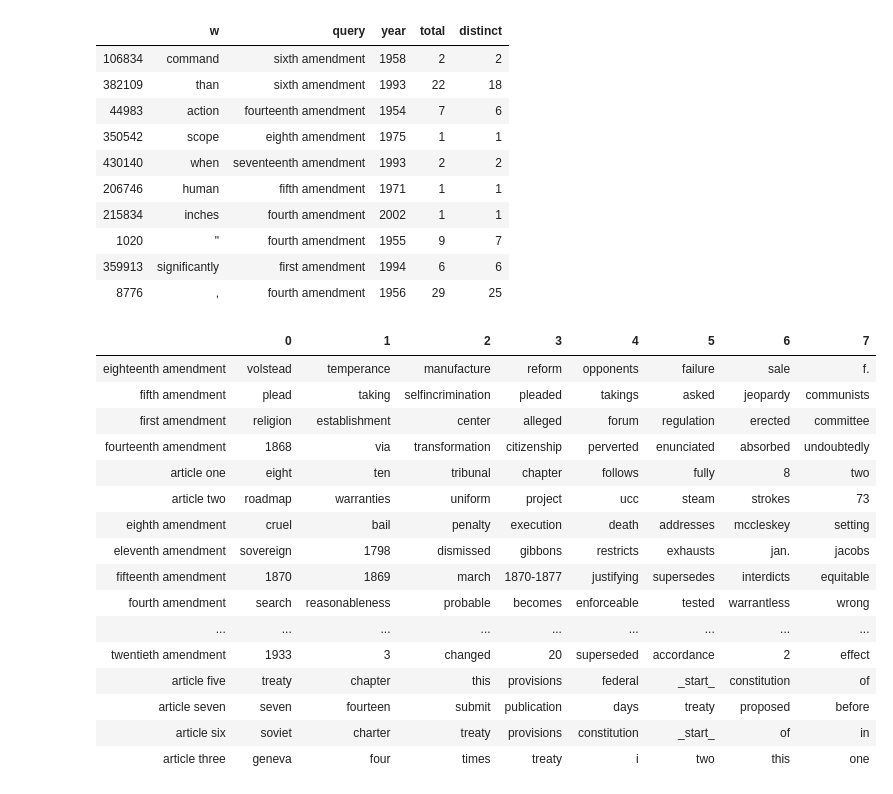
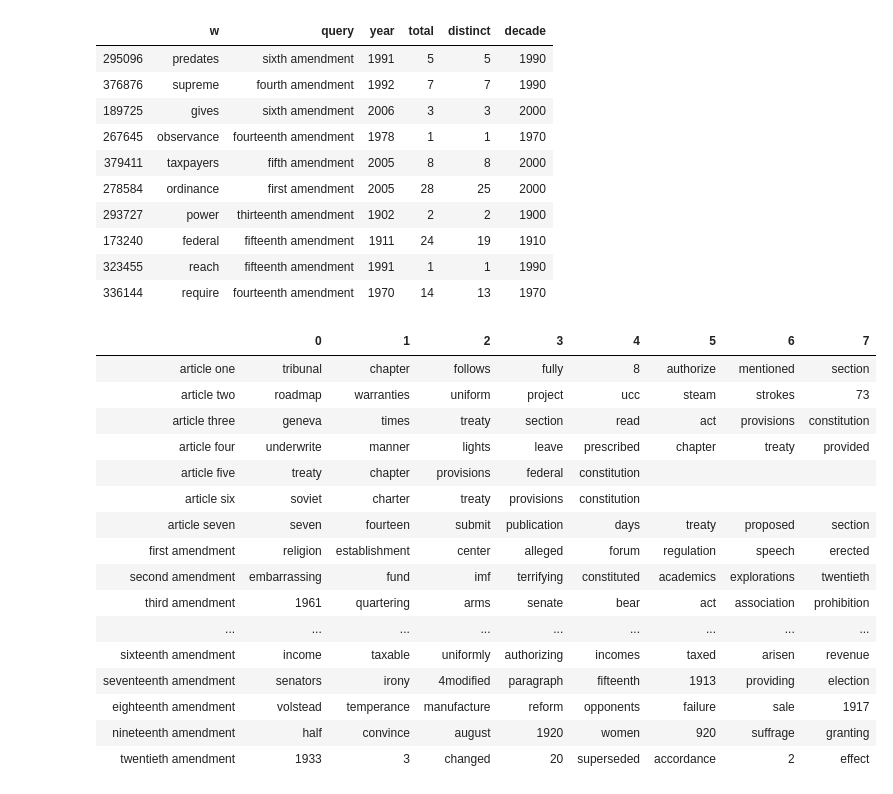
Before and after one commit to tianhuil/computational-history, a Jupyter notebook: src/Constitution.ipynb, the cells around one changed output. Saved outputs shown, nothing was run; the diff lists cells and outputs as text; code cells hidden in the pictures.

Commit message:
More work on constitution

```diff
--- a/src/Constitution.ipynb
+++ b/src/Constitution.ipynb
@@ -28,52 +75,57 @@ df = (pd.concat([
       .sum()
       .reset_index())
 
-df = df[df['year'] >= 1788]
+df = df[(df['year'] >= 1788) & ~ df['w'].isin(STOP_WORDS) & df['w'].str.isalnum()]
+df['decade'] = df['year'] // 10 * 10
 
 df.sample(10, random_state=42)
 # %% [output]
-|  | w | query | year | total | distinct |
-| 106834 | command | sixth amendment | 1958 | 2 | 2 |
-| 382109 | than | sixth amendment | 1993 | 22 | 18 |
-| 44983 | action | fourteenth amendment | 1954 | 7 | 6 |
-| 350542 | scope | eighth amendment | 1975 | 1 | 1 |
-| 430140 | when | seventeenth amendment | 1993 | 2 | 2 |
-| 206746 | human | fifth amendment | 1971 | 1 | 1 |
-| 215834 | inches | fourth amendment | 2002 | 1 | 1 |
-| 1020 | " | fourth amendment | 1955 | 9 | 7 |
-| 359913 | significantly | first amendment | 1994 | 6 | 6 |
-| 8776 | , | fourth amendment | 1956 | 29 | 25 |
+|  | w | query | year | total | distinct | decade |
+| 295096 | predates | sixth amendment | 1991 | 5 | 5 | 1990 |
+| 376876 | supreme | fourth amendment | 1992 | 7 | 7 | 1990 |
+| 189725 | gives | sixth amendment | 2006 | 3 | 3 | 2000 |
+| 267645 | observance | fourteenth amendment | 1978 | 1 | 1 | 1970 |
+| 379411 | taxpayers | fifth amendment | 2005 | 8 | 8 | 2000 |
+| 278584 | ordinance | first amendment | 2005 | 28 | 25 | 2000 |
+| 293727 | power | thirteenth amendment | 1902 | 2 | 2 | 1900 |
+| 173240 | federal | fifteenth amendment | 1911 | 24 | 19 | 1910 |
+| 323455 | reach | fifteenth amendment | 1991 | 1 | 1 | 1990 |
+| 336144 | require | fourteenth amendment | 1970 | 14 | 13 | 1970 |
 # %%
-df_ratios = (df.groupby(['w', 'query'])[['total', 'distinct']].sum() / (df.groupby(['w'])[['total', 'distinct']].sum() + 2)).reset_index()
-
 def pad(x, n):
     return np.pad(x, (0, n-len(x)), 'constant', constant_values=(np.nan, np.nan))
 
-def nlargest(df, n):
+def highest_table(df, n, by, df_denominator=None, bayesian_smoothing=10):
+    """ baseline is either None of a dataframe.  If None, df is used """
+    if df_denominator is None:
+        df_ratios = (df.groupby(['w', by])[['total', 'distinct']].sum() / (df.groupby(['w'])[['total', 'distinct']].sum() + bayesian_smoothing)).reset_index()
+    else:
+        df_ratios = (df.groupby(['w', by])[['total', 'distinct']].sum() / (df_denominator.groupby(['w'])[['total', 'distinct']].sum() + bayesian_smoothing)).reset_index()
+
     return pd.DataFrame({
         q: pad(x.nlargest(n, 'total')['w'].values, n)
-        for q, x in df_ratios.sort_values(['query', 'total'], ascending=False).groupby('query')
-    }).T.reindex(df['query'].unique())
+        for q, x in df_ratios.sort_values([by, 'total'], ascending=False).groupby(by)
+    }).fillna("").T
 
-nlargest(df_ratios, 8)
+display(highest_table(df, 8, 'query').reindex([q for q in QUERIES if not q.startswith("twenty-")]))
 # %% [output]
 |  | 0 | 1 | 2 | 3 | 4 | 5 | 6 | 7 |
-| eighteenth amendment | volstead | temperance | manufacture | reform | opponents | failure | sale | f. |
-| fifth amendment | plead | taking | selfincrimination | pleaded | takings | asked | jeopardy | communists |
-| first amendment | religion | establishment | center | alleged | forum | regulation | erected | committee |
-| fourteenth amendment | 1868 | via | transformation | citizenship | perverted | enunciated | absorbed | undoubtedly |
-| article one | eight | ten | tribunal | chapter | follows | fully | 8 | two |
+| article one | tribunal | chapter | follows | fully | 8 | authorize | mentioned | section |
 | article two | roadmap | warranties | uniform | project | ucc | steam | strokes | 73 |
-| eighth amendment | cruel | bail | penalty | execution | death | addresses | mccleskey | setting |
-| eleventh amendment | sovereign | 1798 | dismissed | gibbons | restricts | exhausts | jan. | jacobs |
-| fifteenth amendment | 1870 | 1869 | march | 1870-1877 | justifying | supersedes | interdicts | equitable |
-| fourth amendment | search | reasonableness | probable | becomes | enforceable | tested | warrantless | wrong |
+| article three | geneva | times | treaty | section | read | act | provisions | constitution |
+| article four | underwrite | manner | lights | leave | prescribed | chapter | treaty | provided |
+| article five | treaty | chapter | provisions | federal | constitution |  |  |  |
+| article six | soviet | charter | treaty | provisions | constitution |  |  |  |
+| article seven | seven | fourteen | submit | publication | days | treaty | proposed | section |
+| first amendment | religion | establishment | center | alleged | forum | regulation | speech | erected |
+| second amendment | embarrassing | fund | imf | terrifying | constituted | academics | explorations | twentieth |
+| third amendment | 1961 | quartering | arms | senate | bear | act | association | prohibition |
 | ... | ... | ... | ... | ... | ... | ... | ... | ... |
+| sixteenth amendment | income | taxable | uniformly | authorizing | incomes | taxed | arisen | revenue |
+| seventeenth amendment | senators | irony | 4modified | paragraph | fifteenth | 1913 | providing | election |
+| eighteenth amendment | volstead | temperance | manufacture | reform | opponents | failure | sale | 1917 |
+| nineteenth amendment | half | convince | august | 1920 | women | 920 | suffrage | granting |
 | twentieth amendment | 1933 | 3 | changed | 20 | superseded | accordance | 2 | effect |
-| article five | treaty | chapter | this | provisions | federal | _start_ | constitution | of |
-| article seven | seven | fourteen | submit | publication | days | treaty | proposed | before |
-| article six | soviet | charter | treaty | provisions | constitution | _start_ | of | in |
-| article three | geneva | four | times | treaty | i | two | this | one |
 # %%
 df_baseline = pd.read_csv("/mnt/volume_sfo2_02/googlebooks-eng-us-all-totalcounts-20120701.txt",
                           lineterminator='\t',
```
Also changed, not shown: parts of 10 cells of this notebook, 2 other files.
